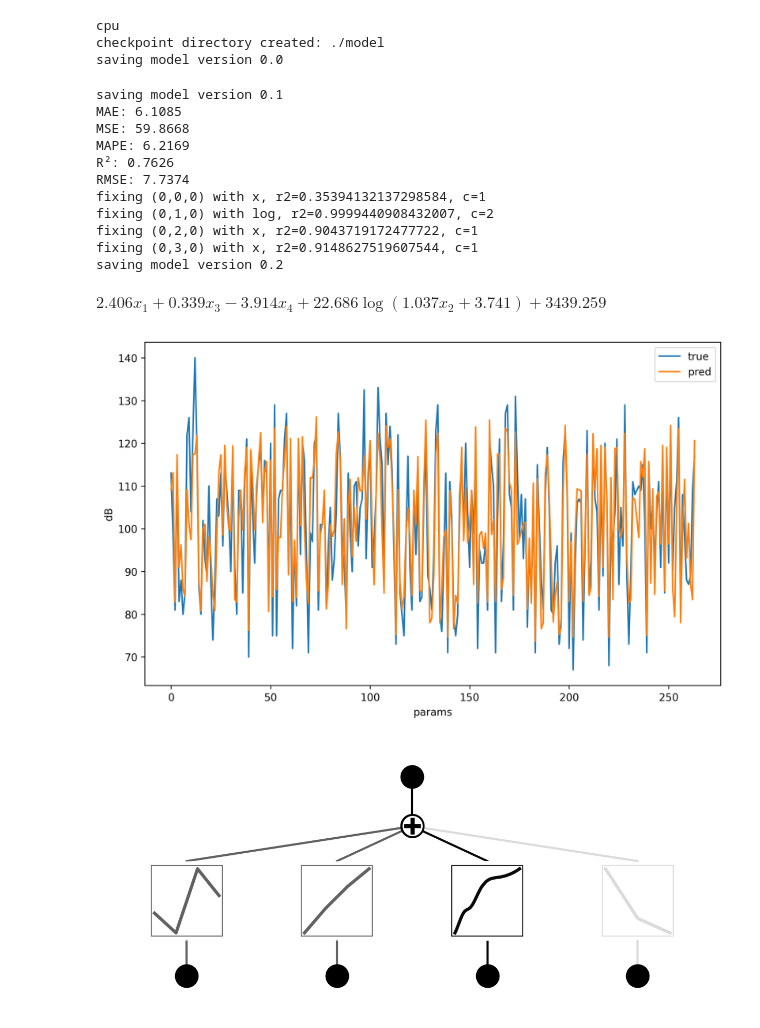
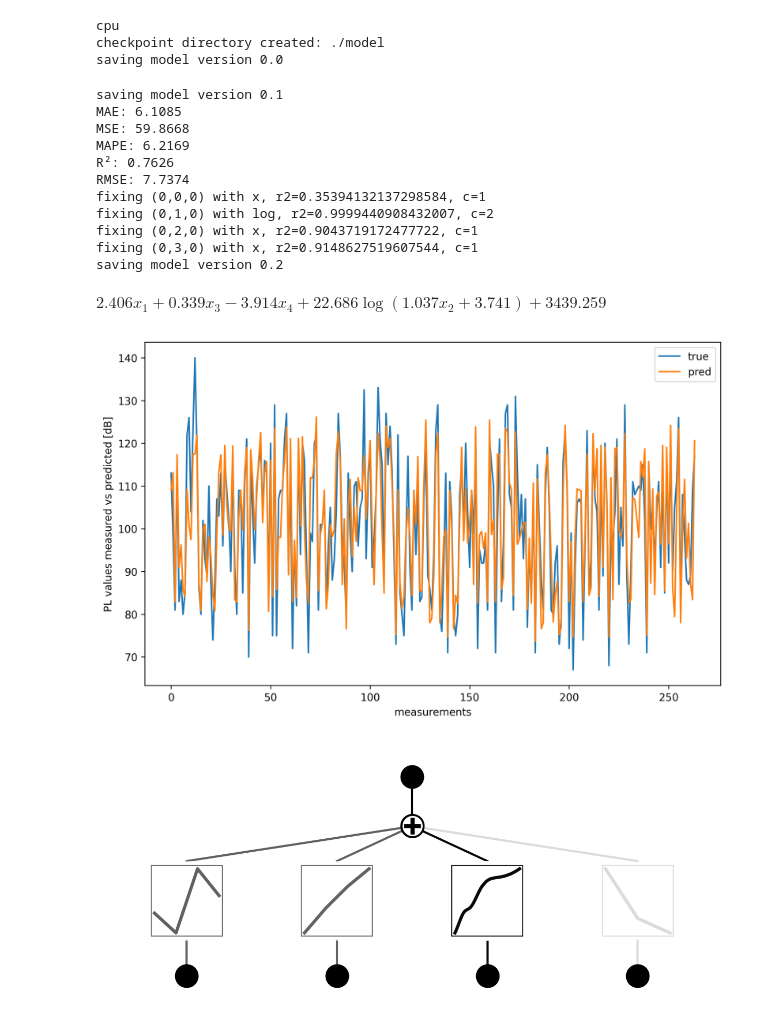
Before and after one commit to sensorlab/AutoPL, a Jupyter notebook: EmpiricalIndoor.ipynb, the cells around one changed output. Saved outputs shown, nothing was run; the diff lists cells and outputs as text; code cells hidden in the pictures.

Commit message:
Indoor model.

```diff
--- a/EmpiricalIndoor.ipynb
+++ b/EmpiricalIndoor.ipynb
@@ -27,7 +27,7 @@ def eval_kan(model_kan, test_data):
     plt.plot(time, y_true)
     plt.plot(time, y_pred)
     plt.legend(['true', 'pred'])
-    plt.ylabel('dB')
+    plt.ylabel('PL values measured vs predicted [dB]')
     plt.xlabel('measurements')
 
 
@@ -100,32 +100,34 @@ dataset['test_input'] = test_input
 dataset['train_label'] = train_label
 dataset['test_label'] = test_label
 
 model = KAN(width=[4,1], grid=5, k=3, seed=42, device=device)
 
+# this is the learnt KAN model (splines + edge weights)
 model.fit(dataset, opt="LBFGS", steps=100, lamb=0.0002, lamb_entropy=2.);
 
 eval_kan(model, dataset)
 model.plot()
 
+# this is the symbolic approximation of the learnt splines with interpretable mathematical functions
 lib = ['x', 'log', 'sqrt', 'abs']
 model.auto_symbolic(lib=lib)
 
 ex_round(model.symbolic_formula()[0][0], 3)
 # %% [output]
 cpu
 checkpoint directory created: ./model
 saving model version 0.0
 saving model version 0.1
 MAE: 6.1085
 MSE: 59.8668
 MAPE: 6.2169
 R²: 0.7626
 RMSE: 7.7374
 fixing (0,0,0) with x, r2=0.35394132137298584, c=1
 fixing (0,1,0) with log, r2=0.9999440908432007, c=2
 fixing (0,2,0) with x, r2=0.9043719172477722, c=1
 fixing (0,3,0) with x, r2=0.9148627519607544, c=1
 saving model version 0.2
 $\displaystyle 2.406 x_{1} + 0.339 x_{3} - 3.914 x_{4} + 22.686 \log{\left(1.037 x_{2} + 3.741 \right)} + 3439.259$
-[figure, old version]
+[figure, new version]
 [figure]
```
Also changed, not shown: parts of 3 cells of this notebook.
